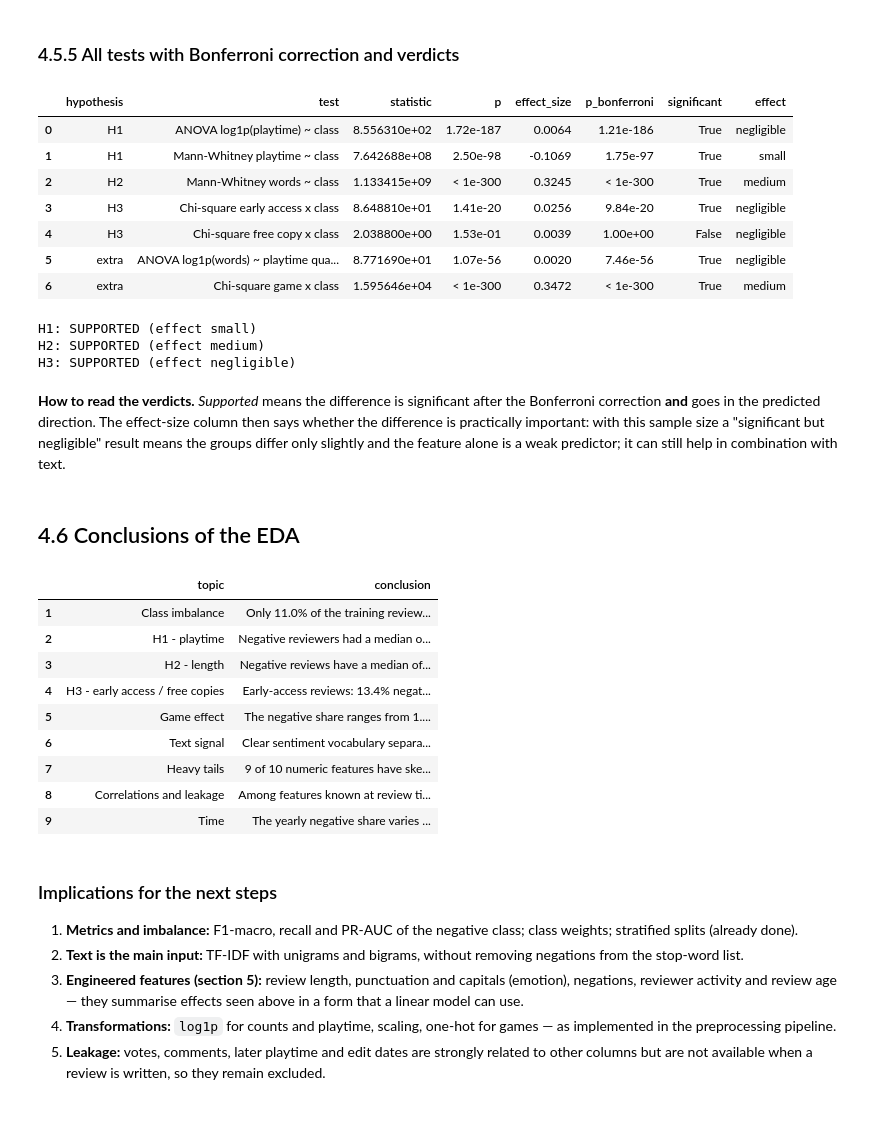
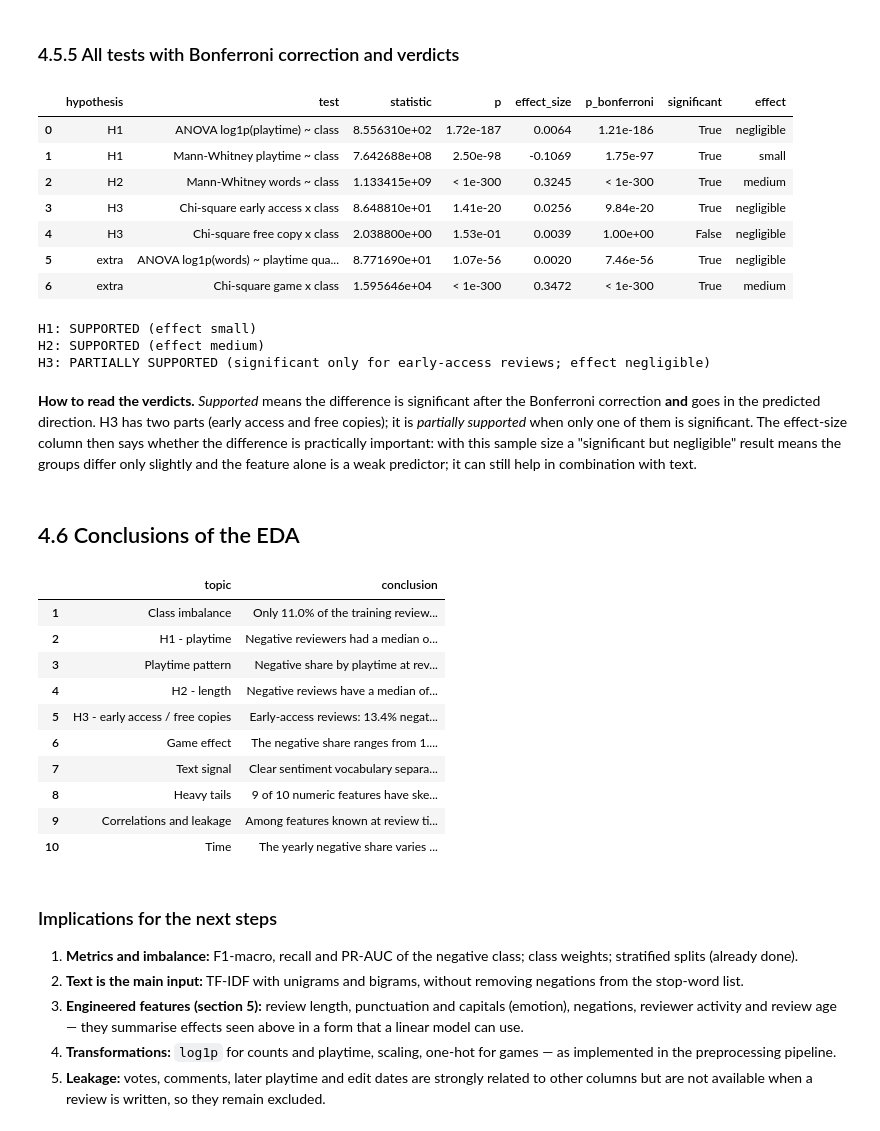
Before and after one commit to whaattisit/Data-Mining-Final-Project, a Jupyter notebook: notebooks/02_eda.ipynb, the cells around one changed output. Drawn from its saved outputs; the diff is of its cells as text; code cells hidden in the pictures.

```diff
--- a/notebooks/02_eda.ipynb
+++ b/notebooks/02_eda.ipynb
@@ -699,8 +699,17 @@ verdicts = {
                   med_h1[NEG] < med_h1[POS], by_test.loc["Mann-Whitney playtime ~ class", "effect"]),
     "H2": verdict(sig["Mann-Whitney words ~ class"], med_h2[NEG] > med_h2[POS],
                   by_test.loc["Mann-Whitney words ~ class", "effect"]),
-    "H3": verdict(sig[h3_tests].any(), True, by_test.loc[h3_strongest, "effect"]),
 }
+h3_names = {"Chi-square early access x class": "early-access reviews", "Chi-square free copy x class": "free copies"}
+h3_significant = [h3_names[t] for t in h3_tests if sig[t]]
+if len(h3_significant) == len(h3_tests):
+    verdicts["H3"] = f"SUPPORTED (effect {by_test.loc[h3_strongest, 'effect']})"
+elif h3_significant:
+    only = [t for t in h3_tests if sig[t]][0]
+    verdicts["H3"] = (f"PARTIALLY SUPPORTED (significant only for {h3_significant[0]}; "
+                      f"effect {by_test.loc[only, 'effect']})")
+else:
+    verdicts["H3"] = "NOT SUPPORTED (no significant difference after correction)"
 for h, v in verdicts.items():
     print(f"{h}: {v}")
 # %% [output]
@@ -714,9 +723,9 @@ for h, v in verdicts.items():
 | 6 | extra | Chi-square game x class | 1.595646e+04 | < 1e-300 | 0.3472 | < 1e-300 | True | medium |
 H1: SUPPORTED (effect small)
 H2: SUPPORTED (effect medium)
-H3: SUPPORTED (effect negligible)
+H3: PARTIALLY SUPPORTED (significant only for early-access reviews; effect negligible)
 # %% [markdown]
-**How to read the verdicts.** *Supported* means the difference is significant after the Bonferroni correction **and** goes in the predicted direction. The effect-size column then says whether the difference is practically important: with this sample size a "significant but negligible" result means the groups differ only slightly and the feature alone is a weak predictor; it can still help in combination with text.
+**How to read the verdicts.** *Supported* means the difference is significant after the Bonferroni correction **and** goes in the predicted direction. H3 has two parts (early access and free copies); it is *partially supported* when only one of them is significant. The effect-size column then says whether the difference is practically important: with this sample size a "significant but negligible" result means the groups differ only slightly and the feature alone is a weak predictor; it can still help in combination with text.
 # %% [markdown]
 ## 4.6 Conclusions of the EDA
 # %%
@@ -730,6 +739,10 @@ best_effect = E.effect_label(rho_allowed[best_allowed], "rho")
 pearson_gap = (target_corr["pearson (raw)"] - target_corr["pearson (log1p)"]).abs()
 year_first, year_last = (year_rate.index.min(), year_rate.index.max()) if len(year_rate) else (None, None)
 game_effect = E.effect_label(v_game, "v")
+play_ok = play_rate[play_rate["reviews"] >= 30]
+first_g, low_g, last_g = play_ok.index[0], play_ok["rate"].idxmin(), play_ok.index[-1]
+first_r, low_r, last_r = play_ok.loc[first_g, "rate"], play_ok.loc[low_g, "rate"], play_ok.loc[last_g, "rate"]
+u_shape = first_r > low_r + 0.02 and last_r > low_r + 0.02
 conclusions = [
     ("Class imbalance",
      f"Only {overall_neg:.1%} of the training reviews are negative ({(1 - overall_neg) / overall_neg:.1f} positive per negative). "
@@ -738,6 +751,14 @@ conclusions = [
      f"Negative reviewers had a median of {med_h1[NEG]:.1f} h at the time of the review vs {med_h1[POS]:.1f} h for positive reviewers "
      f"({direction(med_h1[NEG], med_h1[POS], 'more', 'less')} playtime); ANOVA eta2 = {eta_h1:.3f}, rank-biserial r = {mw_h1['r_rb']:+.3f} "
      f"({E.effect_label(mw_h1['r_rb'], 'r')}). H1 {verdicts['H1']}."),
+    ("Playtime pattern",
+     f"Negative share by playtime at review: {first_r:.1%} for '{first_g}'"
+     + (f", minimum {low_r:.1%} for '{low_g}', {last_r:.1%} for '{last_g}'. " if low_g != last_g
+        else f", lowest ({low_r:.1%}) in the longest group '{last_g}'. ")
+     + ("The relation is U-shaped: players who quit very early and very experienced players are both more negative than "
+        "mid-range players, so the linear correlation is close to zero although the groups differ strongly."
+        if u_shape else ("The negative share mostly decreases with playtime." if first_r > last_r
+                         else "The negative share mostly increases with playtime."))),
     ("H2 - length",
      f"Negative reviews have a median of {med_h2[NEG]:.0f} words vs {med_h2[POS]:.0f} for positive "
      f"({direction(med_h2[NEG], med_h2[POS], 'longer', 'shorter')}); r = {mw_h2['r_rb']:+.3f} "
@@ -755,41 +776,42 @@ conclusions = [
      f"Clear sentiment vocabulary separates the classes (negative markers: {', '.join(top_neg['word'].head(6))}; "
      f"positive markers: {', '.join(top_pos['word'].head(6))}). Text is expected to be the main predictor (RQ1); "
      "negations motivate bigrams in TF-IDF."),
     ("Heavy tails",
      f"{len(heavy)} of {len(NUMERIC)} numeric features have skewness > 1; Pearson's r with the target changes by up to "
      f"{pearson_gap.max():.2f} ({pearson_gap.idxmax()}) between raw and log1p values. "
      "The log1p transformation and rank-based statistics are justified."),
     ("Correlations and leakage",
      f"Among features known at review time the strongest relation with the target is {best_allowed} "
      f"(rho = {rho_allowed[best_allowed]:+.3f}, {best_effect}); "
      + ("numeric features alone are weak predictors, the text has to carry most of the signal. "
         if best_effect in ("negligible", "small") else "it is a useful predictor next to the text. ")
      + "Post-publication columns (votes, comments, later playtime) stay excluded from the model even where they correlate."),
 ]
 if year_first is not None and year_first != year_last:
     span = year_rate["rate"].max() - year_rate["rate"].min()
     conclusions.append((
         "Time",
         f"The yearly negative share varies between {year_rate['rate'].min():.1%} and {year_rate['rate'].max():.1%} "
         f"({year_first}: {year_rate.loc[year_first, 'rate']:.1%}, {year_last}: {year_rate.loc[year_last, 'rate']:.1%}); "
         + ("opinions drift over time, so review age is a candidate feature and time is a limitation of a single 2021 snapshot."
            if span > 0.03 else "the share is fairly stable over time.")))
 conclusions = pd.DataFrame(conclusions, columns=["topic", "conclusion"])
 conclusions.index = conclusions.index + 1
 conclusions.to_csv(C.TABLES_DIR / "eda_conclusions.csv")
 with pd.option_context("display.max_colwidth", None):
-    display(conclusions.style.set_properties(**{"text-align": "left", "white-space": "pre-wrap"}))
+    display(conclusions.style.format(escape="html").set_properties(**{"text-align": "left", "white-space": "pre-wrap"}))
 # %% [output]
 |  | topic | conclusion |
 | 1 | Class imbalance | Only 11.0% of the training review... |
 | 2 | H1 - playtime | Negative reviewers had a median o... |
-| 3 | H2 - length | Negative reviews have a median of... |
-| 4 | H3 - early access / free copies | Early-access reviews: 13.4% negat... |
-| 5 | Game effect | The negative share ranges from 1.... |
-| 6 | Text signal | Clear sentiment vocabulary separa... |
-| 7 | Heavy tails | 9 of 10 numeric features have ske... |
-| 8 | Correlations and leakage | Among features known at review ti... |
-| 9 | Time | The yearly negative share varies ... |
+| 3 | Playtime pattern | Negative share by playtime at rev... |
+| 4 | H2 - length | Negative reviews have a median of... |
+| 5 | H3 - early access / free copies | Early-access reviews: 13.4% negat... |
+| 6 | Game effect | The negative share ranges from 1.... |
+| 7 | Text signal | Clear sentiment vocabulary separa... |
+| 8 | Heavy tails | 9 of 10 numeric features have ske... |
+| 9 | Correlations and leakage | Among features known at review ti... |
+| 10 | Time | The yearly negative share varies ... |
 # %% [markdown]
 ### Implications for the next steps
 1. **Metrics and imbalance:** F1-macro, recall and PR-AUC of the negative class; class weights; stratified splits (already done).
```
Also changed, not shown: parts of 2 cells of this notebook, 12 other files.
